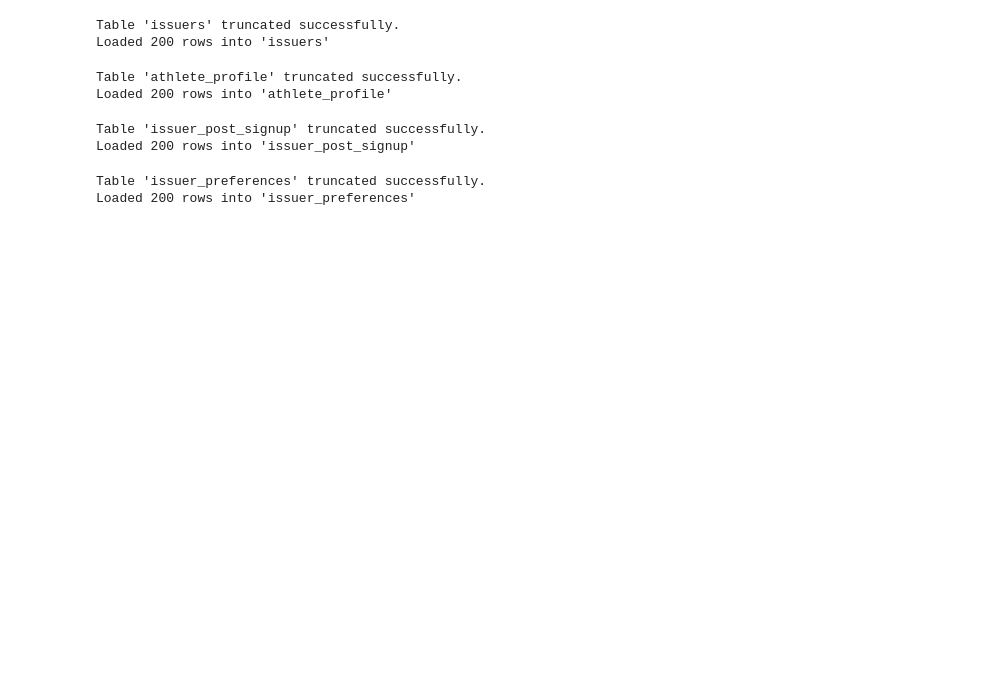
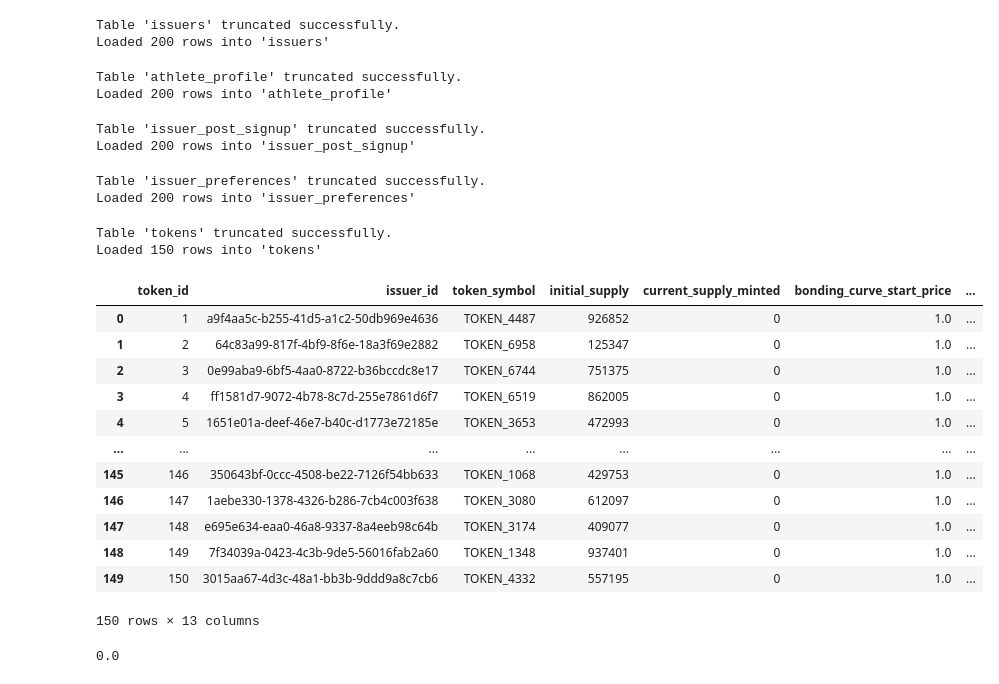
Before and after one commit to alikhanzadi/sql_llm, a Jupyter notebook: data/generate_data_v2.ipynb, the cells around one changed output. Saved outputs shown, nothing was run; the diff lists cells and outputs as text; code cells hidden in the pictures; blank space fills up the shorter version.

```diff
--- a/data/generate_data_v2.ipynb
+++ b/data/generate_data_v2.ipynb
@@ -429,3 +485,52 @@ copy_data(conn_string, preferences_df,'issuer_preferences')
 # %% [output]
 Table 'issuer_preferences' truncated successfully.
 Loaded 200 rows into 'issuer_preferences'
+# %%
+# ------------------------
+# TOKENS  (ONLY VERIFIED ISSUERS)
+# ------------------------
+tokens = []
+eligible_issuers = issuers_df[issuers_df["status"] == 'PASSED']
+
+for _, row in eligible_issuers.sample(min(NUM_TOKENS, len(eligible_issuers))).reset_index(drop=True).iterrows():
+    tokens.append({
+        "token_id": len(tokens) + 1,
+        "issuer_id": row["issuer_id"],
+        "token_symbol": f"TOKEN_{random.randint(1000,9999)}",
+        "initial_supply": random.randint(100000,1000000),
+        "current_supply_minted": 0,
+        # "numbers_sold":
+        # "current_price":
+        "bonding_curve_start_price": 1.000000,
+        "bonding_curve_end_price": 24.000000,
+        "mint_timestamp": random_timestamp(),
+        "paused_sales": False,
+        "secondary_trading_enabled": False,
+        "total_revenue_raised": 0,
+        "created_at": random_timestamp(),
+        "updated_at": random_timestamp()
+    })
+
+tokens_df = pd.DataFrame(tokens)
+
+truncate_table(conn_string, 'tokens', cascade=True)
+copy_data(conn_string, tokens_df,'tokens')
+# %% [output]
+Table 'tokens' truncated successfully.
+Loaded 150 rows into 'tokens'
+# %%
+tokens_df
+# %% [output]
+|  | token_id | issuer_id | token_symbol | initial_supply | current_supply_minted | bonding_curve_start_price | ... |
+| 0 | 1 | a9f4aa5c-b255-41d5-a1c2-50db969e4636 | TOKEN_4487 | 926852 | 0 | 1.0 | ... |
+| 1 | 2 | 64c83a99-817f-4bf9-8f6e-18a3f69e2882 | TOKEN_6958 | 125347 | 0 | 1.0 | ... |
+| 2 | 3 | 0e99aba9-6bf5-4aa0-8722-b36bccdc8e17 | TOKEN_6744 | 751375 | 0 | 1.0 | ... |
+| 3 | 4 | ff1581d7-9072-4b78-8c7d-255e7861d6f7 | TOKEN_6519 | 862005 | 0 | 1.0 | ... |
+| 4 | 5 | 1651e01a-deef-46e7-b40c-d1773e72185e | TOKEN_3653 | 472993 | 0 | 1.0 | ... |
+| ... | ... | ... | ... | ... | ... | ... | ... |
+| 145 | 146 | 350643bf-0ccc-4508-be22-7126f54bb633 | TOKEN_1068 | 429753 | 0 | 1.0 | ... |
+| 146 | 147 | 1aebe330-1378-4326-b286-7cb4c003f638 | TOKEN_3080 | 612097 | 0 | 1.0 | ... |
+| 147 | 148 | e695e634-eaa0-46a8-9337-8a4eeb98c64b | TOKEN_3174 | 409077 | 0 | 1.0 | ... |
+| 148 | 149 | 7f34039a-0423-4c3b-9de5-56016fab2a60 | TOKEN_1348 | 937401 | 0 | 1.0 | ... |
+| 149 | 150 | 3015aa67-4d3c-48a1-bb3b-9ddd9a8c7cb6 | TOKEN_4332 | 557195 | 0 | 1.0 | ... |
+150 rows × 13 columns
@@ -431,0 +602,11 @@ Loaded 200 rows into 'issuer_preferences'
+# %%
+def sum_series_formula(n, x):
+    # Use // for integer division if n and x are integers
+    return (n * x * (n + 1)) // 2
+
+# Example
+n = 10
+x = 0.000023
+print(sum_series_formula(n, x)) # Output: 110
+# %% [output]
+0.0
```
Also changed, not shown: parts of 12 cells of this notebook, 5 other files.
